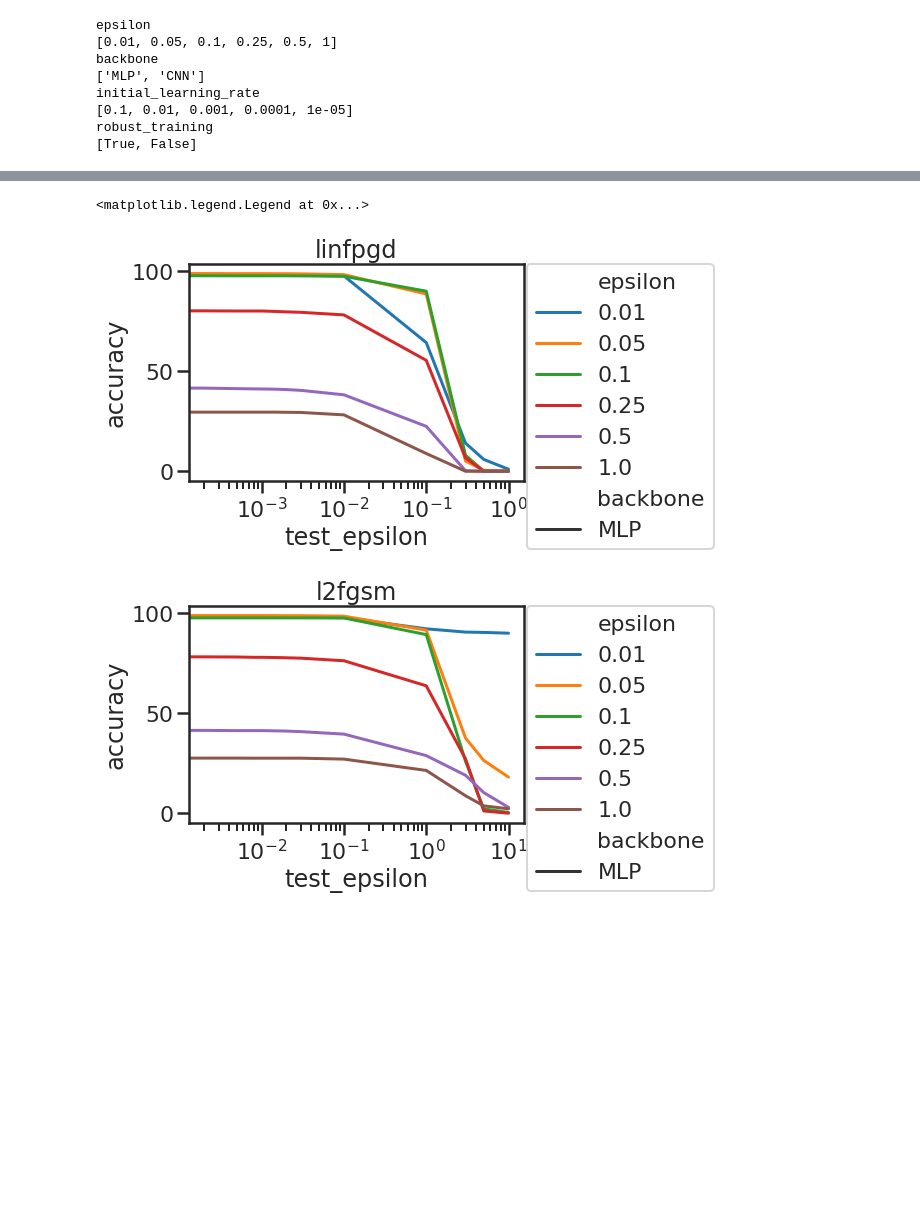
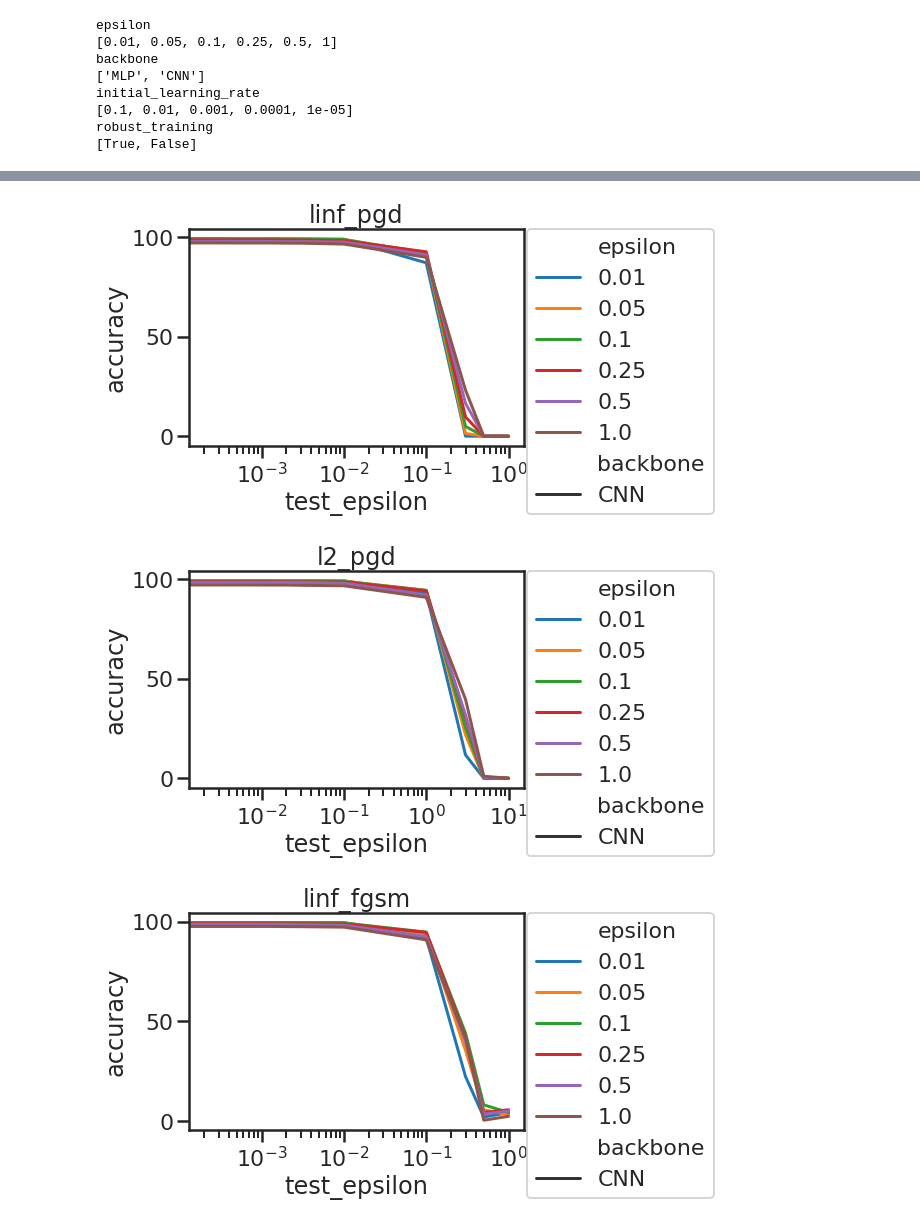
Before and after one commit to kimvc7/Robustness, a Jupyter notebook: notebooks/Pilot.ipynb, the cells around one changed output, grey strips where cells are left out. Cells and saved outputs as stored; diff of their text form; code cells hidden in the pictures; blank space fills up the shorter version.

```diff
--- a/notebooks/Pilot.ipynb
+++ b/notebooks/Pilot.ipynb
@@ -24,3 +22,5 @@ name_attacks = ["linfpgd", "l2fgsm"]
+# %%
+name_attacks = ["linf_pgd","l2_pgd", "linf_fgsm", "l2_fgm"]
 # %%
 # Hash table of parameters
 parameters = {"epsilon": {}, "backbone": {}, "initial_learning_rate": {}, "robust_training": {}}
@@ -111,8 +111,13 @@ list_entries = []
 for backbone in backbones:
     for epsilon in list(parameters["epsilon"].keys()):
 
-        ids = list(set(parameters["backbone"][backbone]) & set(parameters["epsilon"][epsilon]) &
+
+        if robust_training:
+            ids = list(set(parameters["backbone"][backbone]) & set(parameters["epsilon"][epsilon]) &
                        set(parameters["robust_training"][robust_training]))
+        else:
+            ids = list(set(parameters["backbone"][backbone]) &
+                    set(parameters["robust_training"][robust_training]))
 
         # Cross-validation among learning rates:
         best_acc = 0.0
@@ -128,46 +133,40 @@ for backbone in backbones:
                 for test_epsilon in tmp.keys():
                     ave_acc += tmp[test_epsilon]
                 ave_acc = ave_acc / len(tmp.keys())
                 acc += ave_acc
             acc = acc / 2
             if acc>best_acc:
                 best_id = id
                 best_acc = acc
 
         entry = {"learning_rate": experiment_list[best_id]['initial_learning_rate'],
                 "backbone": experiment_list[best_id]['backbone'],
                 "robust_training": experiment_list[best_id]['robust_training'],
                 "epsilon": experiment_list[best_id]['epsilon']}
 
         dataset = "test"
         for attack in name_attacks:
             entry["dataset"] = dataset
             entry["attack"] = attack
             with open(results_dir + experiment_list[best_id]['model_name'] + '/results/acc_' + dataset + '_' +
                 attack + '.pkl', 'rb') as f:
                 tmp = pickle.load(f)
 
             for test_epsilon in tmp.keys():
                 entry["test_epsilon"] = test_epsilon
                 entry["accuracy"] =  100*tmp[test_epsilon]
                 list_entries.append(entry.copy())
 
 df = pd.DataFrame.from_dict(list_entries)
 
-plt.figure()
-sns.lineplot(x="test_epsilon", y="accuracy",
-             hue="epsilon",  style='backbone', palette="tab10",
-             data=df[df.backbone=='MLP'][df.attack=='linfpgd']).set_title("linfpgd")
-plt.xscale('log')
-plt.legend(bbox_to_anchor=(1.01, 1),borderaxespad=0)
-
-plt.figure()
-sns.lineplot(x="test_epsilon", y="accuracy",
-             hue="epsilon",  style='backbone', palette="tab10",
-             data=df[df.backbone=='MLP'][df.attack=='l2fgsm']).set_title("l2fgsm")
-plt.xscale('log')
-plt.legend(bbox_to_anchor=(1.01, 1),borderaxespad=0)
+for attack in name_attacks:
+    plt.figure()
+    sns.lineplot(x="test_epsilon", y="accuracy",
+                 hue="epsilon",  style='backbone', palette="tab10",
+                 data=df[df.backbone=='CNN'][df.attack==attack]).set_title(attack)
+    plt.xscale('log')
+    plt.legend(bbox_to_anchor=(1.01, 1),borderaxespad=0)
 # %% [output]
-<matplotlib.legend.Legend at 0x...>
-[figure, old version]
+[figure, new version]
-[figure, old version]
+[figure, new version]
+[figure, added]
```
Also changed, not shown: parts of 5 cells of this notebook, 6 other files.
